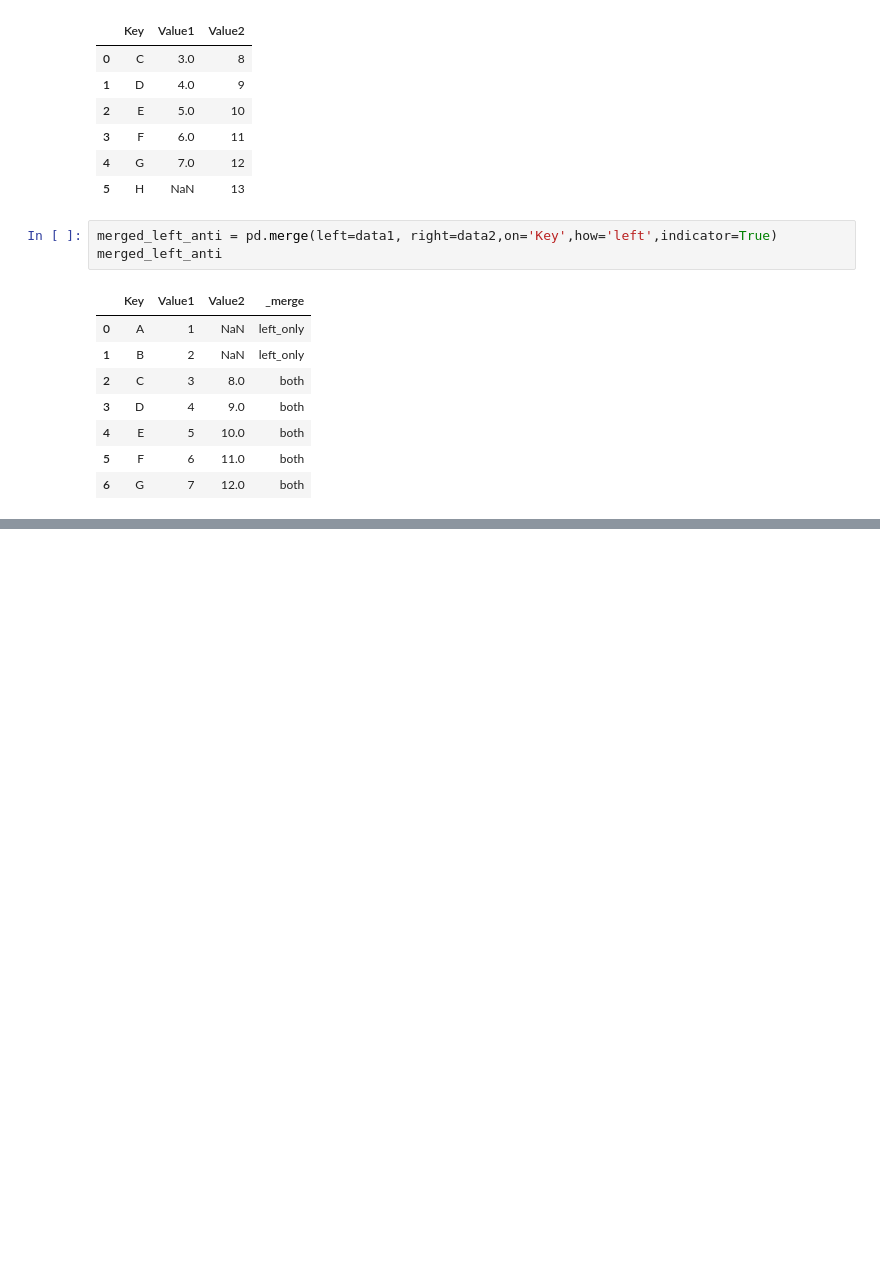
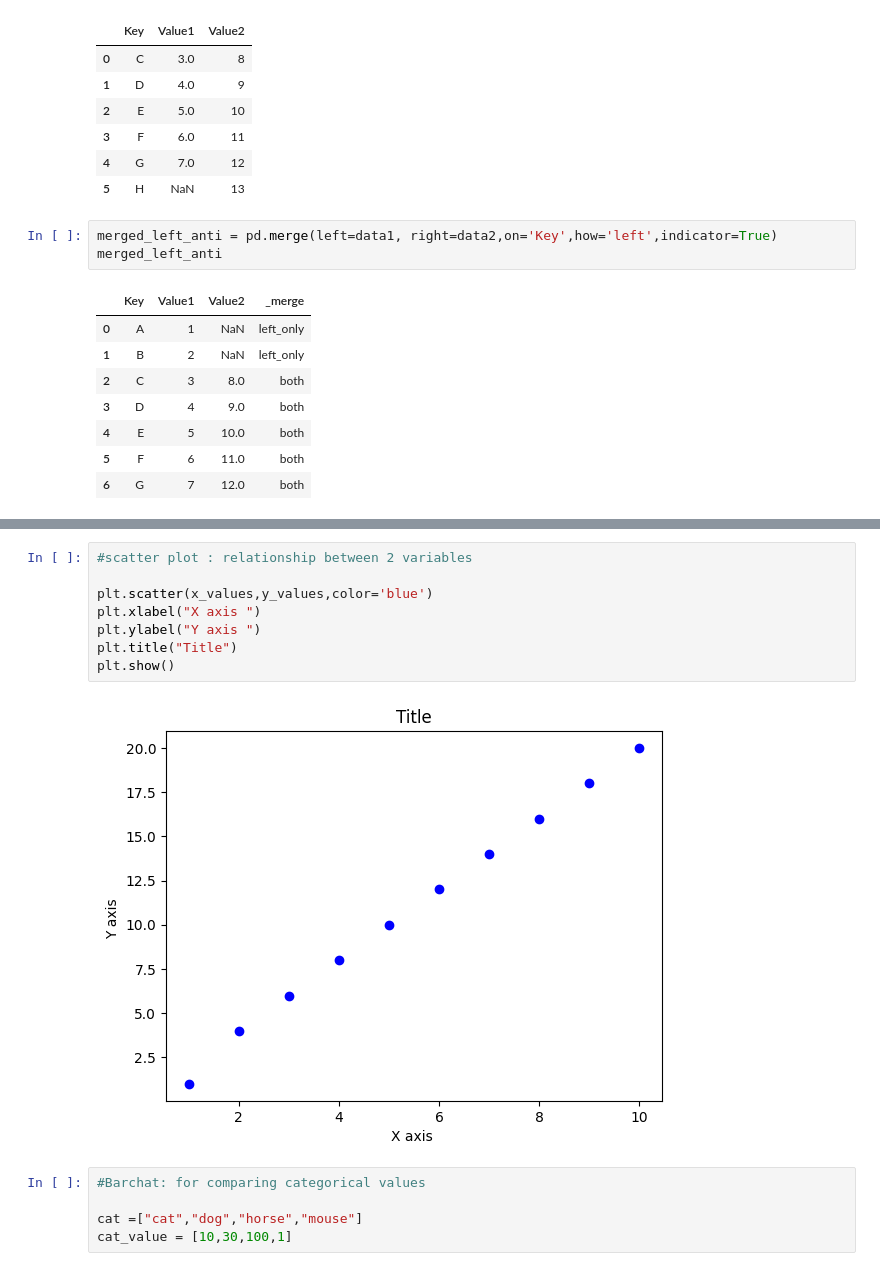
Before and after one commit to hectorherreraespinola/EDA_FreeCodeCamp, a Jupyter notebook: EDA.ipynb, the cells around one changed output, grey strips where cells are left out. Drawn from its saved outputs; the diff is of its cells as text; blank space fills up the shorter version.

```diff
--- a/EDA.ipynb
+++ b/EDA.ipynb
@@ -421,0 +436,15 @@ merged_left_anti
+# %%
+#scatter plot : relationship between 2 variables
+
+plt.scatter(x_values,y_values,color='blue')
+plt.xlabel("X axis ")
+plt.ylabel("Y axis ")
+plt.title("Title")
+plt.show()
+# %% [output]
+[figure, added]
+# %%
+#Barchat: for comparing categorical values
+
+cat =["cat","dog","horse","mouse"]
+cat_value = [10,30,100,1]
```
Also changed, not shown: parts of 6 cells of this notebook.
